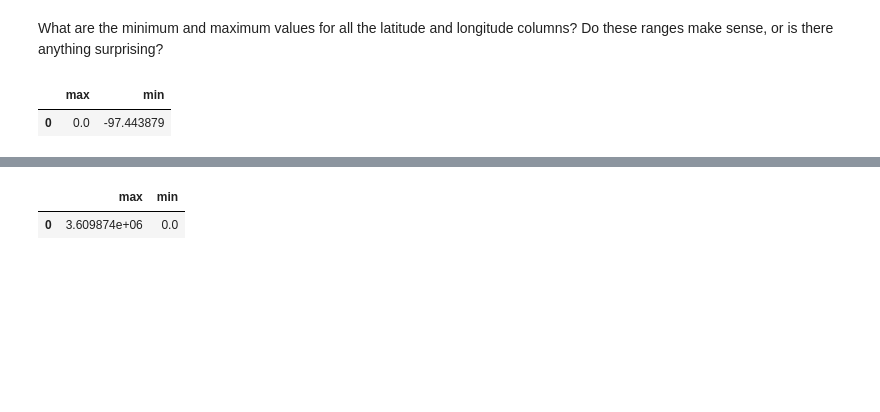
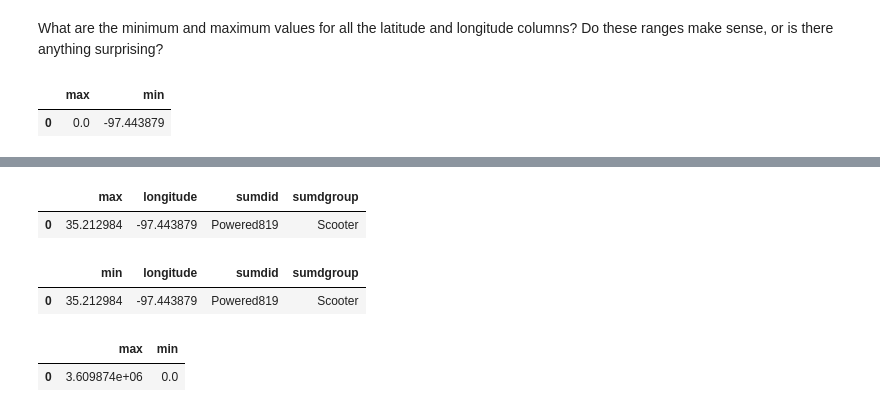
Before and after one commit to NSS-Data-Analytics-Cohort-8/scooter-partner1-badger-badger-python, a Jupyter notebook: notebooks/eda.ipynb, the cells around one changed output, grey strips where cells are left out. Cells and saved outputs as stored; diff of their text form; code cells hidden in the pictures; blank space fills up the shorter version.

```diff
--- a/notebooks/eda.ipynb
+++ b/notebooks/eda.ipynb
@@ -204,0 +235,14 @@ lat.head()
+# %%
+query15 = '''
+SELECT MAX(latitude), longitude, sumdid, sumdgroup
+FROM scooters
+GROUP BY longitude, sumdid, sumdgroup
+LIMIT 1;
+'''
+result = engine.execute(query15)
+# %%
+lat = pd.read_sql(query15, con = engine)
+lat.head()
+# %% [output]
+|  | max | longitude | sumdid | sumdgroup |
+| 0 | 35.212984 | -97.443879 | Powered819 | Scooter |
@@ -205,3 +257,9 @@ lat.head()
+# %%
+lat = pd.read_sql(query16, con = engine)
+lat.head()
+# %% [output]
+|  | min | longitude | sumdid | sumdgroup |
+| 0 | 35.212984 | -97.443879 | Powered819 | Scooter |
 # %%
 query12 = '''
 SELECT MAX(latitude), MIN(latitude)
```
Also changed, not shown: parts of 6 cells of this notebook.
